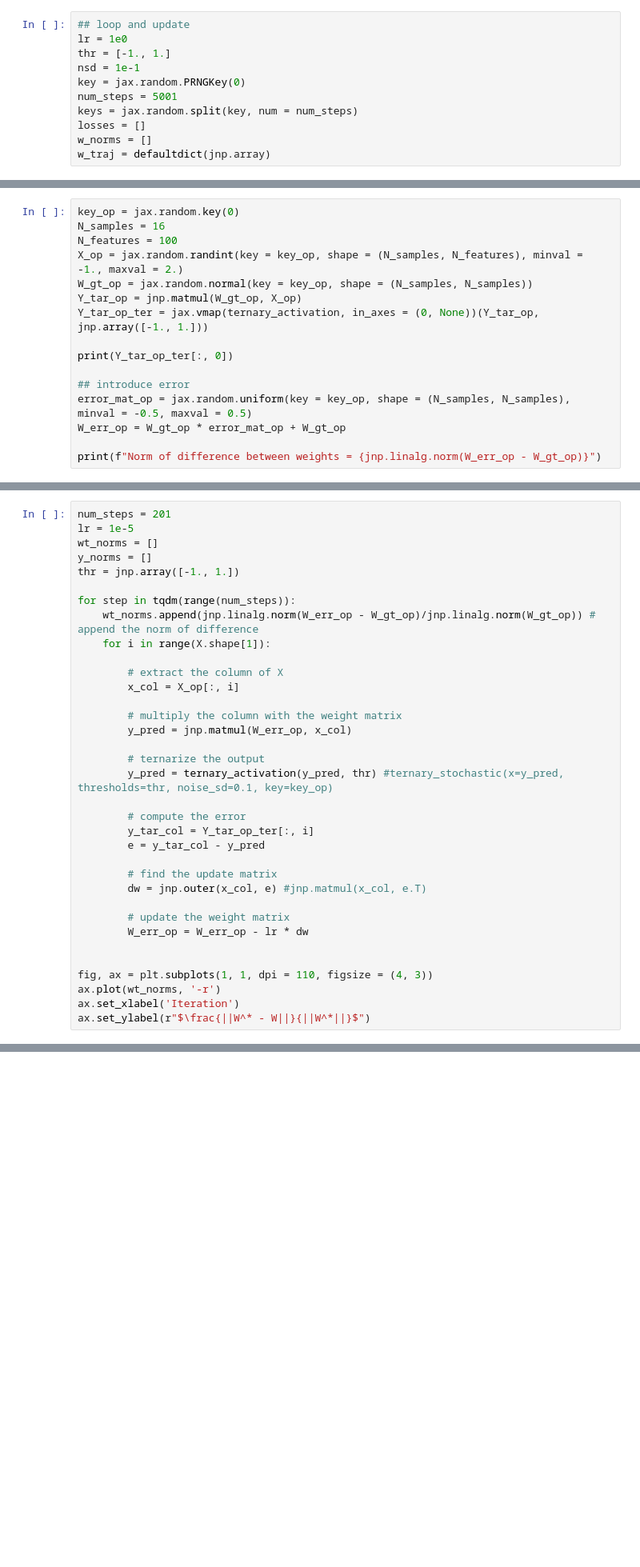
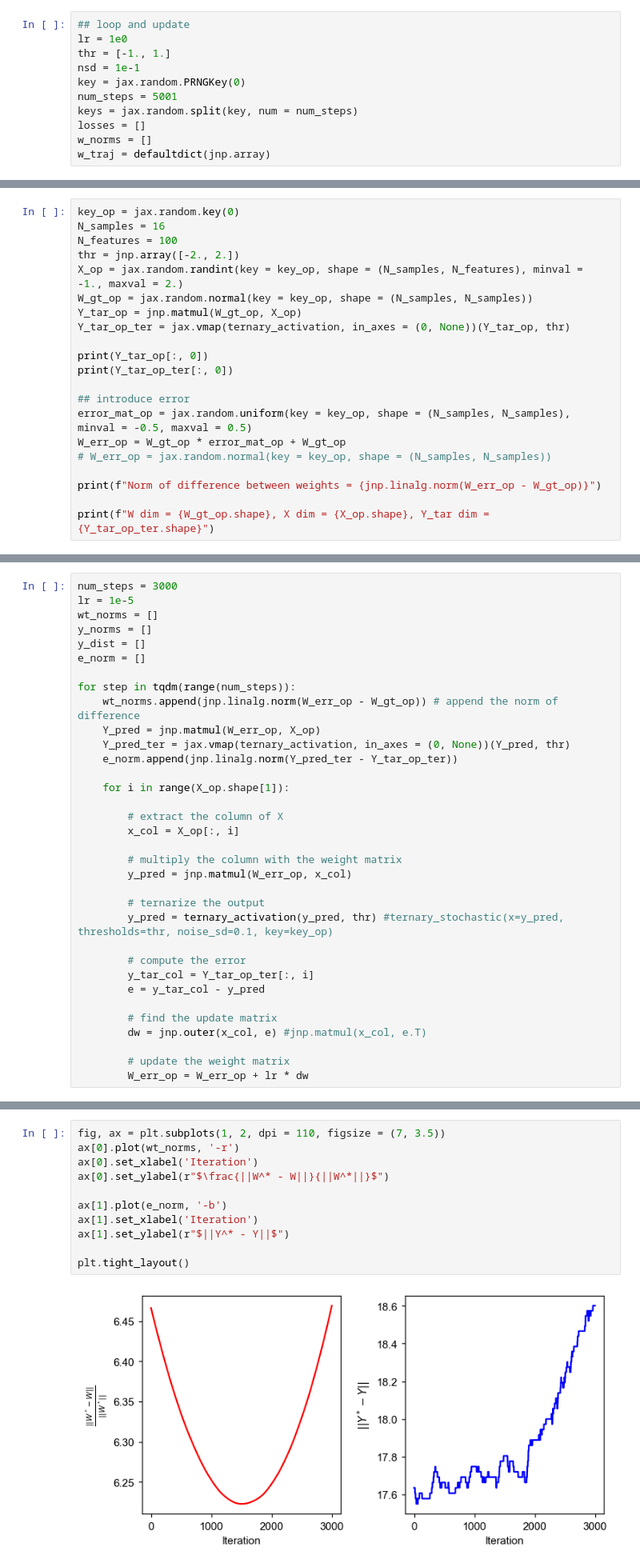
Before and after one commit to Integrated-Systems-Neuroengineering/scrramble, a Jupyter notebook: Tutorials/consolidation_trial.ipynb, the cells around one changed output, grey strips where cells are left out. Shown: that part at 80% size. Drawn from its saved outputs; the diff is of its cells as text; blank space fills up the shorter version.

```diff
--- a/Tutorials/consolidation_trial.ipynb
+++ b/Tutorials/consolidation_trial.ipynb
@@ -255,16 +256,21 @@ Here, $x$ is a column of $X$
 key_op = jax.random.key(0)
 N_samples = 16
 N_features = 100
+thr = jnp.array([-2., 2.])
 X_op = jax.random.randint(key = key_op, shape = (N_samples, N_features), minval = -1., maxval = 2.)
 W_gt_op = jax.random.normal(key = key_op, shape = (N_samples, N_samples))
 Y_tar_op = jnp.matmul(W_gt_op, X_op)
-Y_tar_op_ter = jax.vmap(ternary_activation, in_axes = (0, None))(Y_tar_op, jnp.array([-1., 1.]))
+Y_tar_op_ter = jax.vmap(ternary_activation, in_axes = (0, None))(Y_tar_op, thr)
 
+print(Y_tar_op[:, 0])
 print(Y_tar_op_ter[:, 0])
 
 ## introduce error
 error_mat_op = jax.random.uniform(key = key_op, shape = (N_samples, N_samples), minval = -0.5, maxval = 0.5)
 W_err_op = W_gt_op * error_mat_op + W_gt_op
+# W_err_op = jax.random.normal(key = key_op, shape = (N_samples, N_samples))
 
 print(f"Norm of difference between weights = {jnp.linalg.norm(W_err_op - W_gt_op)}")
+
+print(f"W dim = {W_gt_op.shape}, X dim = {X_op.shape}, Y_tar dim = {Y_tar_op_ter.shape}")
 # %% [output]
@@ -273,13 +283,18 @@ Norm of difference between weights = 6.6060590744018555
 # %%
-num_steps = 201
+num_steps = 3000
 lr = 1e-5
 wt_norms = []
 y_norms = []
-thr = jnp.array([-1., 1.])
+y_dist = []
+e_norm = []
 
 for step in tqdm(range(num_steps)):
-    wt_norms.append(jnp.linalg.norm(W_err_op - W_gt_op)/jnp.linalg.norm(W_gt_op)) # append the norm of difference
-    for i in range(X.shape[1]):
+    wt_norms.append(jnp.linalg.norm(W_err_op - W_gt_op)) # append the norm of difference
+    Y_pred = jnp.matmul(W_err_op, X_op)
+    Y_pred_ter = jax.vmap(ternary_activation, in_axes = (0, None))(Y_pred, thr)
+    e_norm.append(jnp.linalg.norm(Y_pred_ter - Y_tar_op_ter))
+
+    for i in range(X_op.shape[1]):
 
         # extract the column of X
         x_col = X_op[:, i]
@@ -298,10 +313,4 @@ for step in tqdm(range(num_steps)):
         dw = jnp.outer(x_col, e) #jnp.matmul(x_col, e.T)
 
         # update the weight matrix
-        W_err_op = W_err_op - lr * dw
-
-
-fig, ax = plt.subplots(1, 1, dpi = 110, figsize = (4, 3))
-ax.plot(wt_norms, '-r')
-ax.set_xlabel('Iteration')
-ax.set_ylabel(r"$\frac{||W^* - W||}{||W^*||}$")
+        W_err_op = W_err_op + lr * dw
@@ -330,0 +317,13 @@ Array([[ 0.,  0., -0.,  0., -0.,  0.,  0.,  0.,  0.,  0.,  0.,  0.,  0.,
+# %%
+fig, ax = plt.subplots(1, 2, dpi = 110, figsize = (7, 3.5))
+ax[0].plot(wt_norms, '-r')
+ax[0].set_xlabel('Iteration')
+ax[0].set_ylabel(r"$\frac{||W^* - W||}{||W^*||}$")
+
+ax[1].plot(e_norm, '-b')
+ax[1].set_xlabel('Iteration')
+ax[1].set_ylabel(r"$||Y^* - Y||$")
+
+plt.tight_layout()
+# %% [output]
+[figure, added]
```
Also changed, not shown: parts of 14 cells of this notebook, 3 other files.
